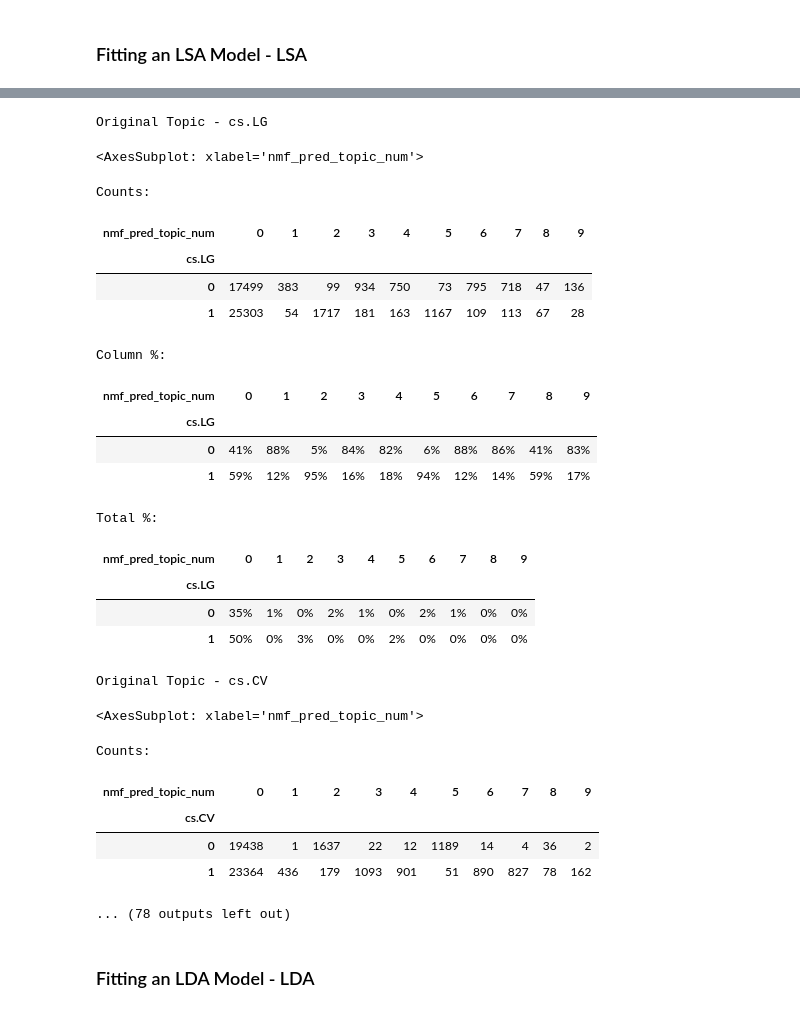
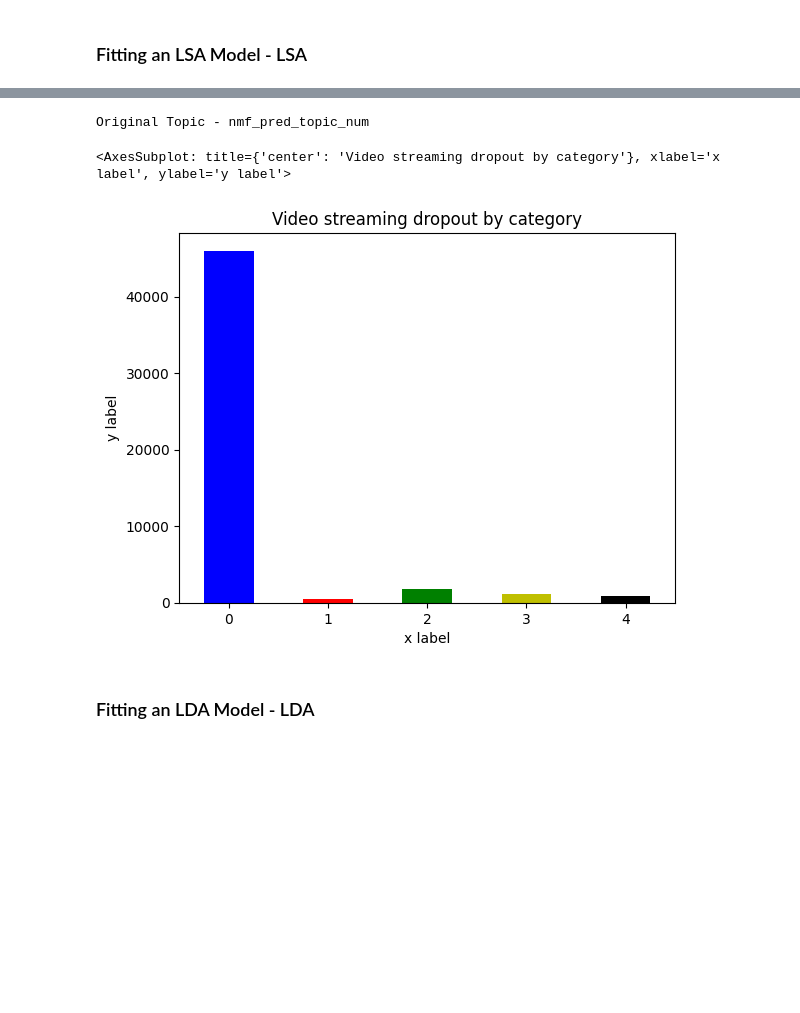
Before and after one commit to ADS-509-01-SP23-Applied-Text-Mining/ADS-509_Final_Project, a Jupyter notebook: ADS-509_Team4-Topic_Modeling_Classification_Model_v2.ipynb, the cells around one changed output, grey strips where cells are left out. Drawn from its saved outputs; the diff is of its cells as text; code cells hidden in the pictures; blank space fills up the shorter version.

```diff
--- a/ADS-509_Team4-Topic_Modeling_Classification_Model_v2.ipynb
+++ b/ADS-509_Team4-Topic_Modeling_Classification_Model_v2.ipynb
@@ -630,7 +250,7 @@ Counts:
 ### Fitting an LSA Model - LSA
 # %%
 # Your code here
-lsa_text_model = TruncatedSVD(n_components=10, n_iter=14, random_state=42)
+lsa_text_model = TruncatedSVD(n_components=5, n_iter=14, random_state=42)
 W_lsa_text_matrix = lsa_text_model.fit_transform(tfidf_text_vectors)
 H_lsa_text_matrix = lsa_text_model.components_
 # %%
@@ -656,51 +276,25 @@ Topic 01
-# %%
-# Evaluate the Categories
-df_new = df.copy()
-
-# Get the top predicted topic
-predicted_topics = [np.argsort(each)[::-1][0] for each in W_lsa_text_matrix]
-
-# Add to the df
-df_new['nmf_pred_topic_num'] = predicted_topics
-
-# Create Crosstab
-for _, col in enumerate(df_new.columns[4:14]):
-    print("Original Topic -", col)
-    chart_df = pd.crosstab(df_new["nmf_pred_topic_num"], df_new[col],  dropna=False)
-    display(chart_df.plot(kind="bar", stacked=True, rot=0))
-    print("Counts:")
-    display(pd.crosstab(df_new[col], df_new["nmf_pred_topic_num"], dropna=False))
-    print("Column %:")
-    display(pd.crosstab(df_new[col], df_new["nmf_pred_topic_num"], dropna=False, normalize='columns').style.format("{:.0%}"))
-    print("Total %:")
-    display(pd.crosstab(df_new[col], df_new["nmf_pred_topic_num"], dropna=False, normalize='all').style.format("{:.0%}"))
-    print('\n')
-# %% [output]
-Original Topic - cs.LG
-<AxesSubplot: xlabel='nmf_pred_topic_num'>
-Counts:
-| nmf_pred_topic_num | 0 | 1 | 2 | 3 | 4 | 5 | 6 | 7 | 8 | 9 |
-| cs.LG |  |  |  |  |  |  |  |  |  |  |
-| 0 | 17499 | 383 | 99 | 934 | 750 | 73 | 795 | 718 | 47 | 136 |
-| 1 | 25303 | 54 | 1717 | 181 | 163 | 1167 | 109 | 113 | 67 | 28 |
-Column %:
-| nmf_pred_topic_num | 0 | 1 | 2 | 3 | 4 | 5 | 6 | 7 | 8 | 9 |
-| cs.LG |  |  |  |  |  |  |  |  |  |  |
-| 0 | 41% | 88% | 5% | 84% | 82% | 6% | 88% | 86% | 41% | 83% |
-| 1 | 59% | 12% | 95% | 16% | 18% | 94% | 12% | 14% | 59% | 17% |
-Total %:
-| nmf_pred_topic_num | 0 | 1 | 2 | 3 | 4 | 5 | 6 | 7 | 8 | 9 |
-| cs.LG |  |  |  |  |  |  |  |  |  |  |
-| 0 | 35% | 1% | 0% | 2% | 1% | 0% | 2% | 1% | 0% | 0% |
-| 1 | 50% | 0% | 3% | 0% | 0% | 2% | 0% | 0% | 0% | 0% |
-Original Topic - cs.CV
-<AxesSubplot: xlabel='nmf_pred_topic_num'>
-Counts:
-| nmf_pred_topic_num | 0 | 1 | 2 | 3 | 4 | 5 | 6 | 7 | 8 | 9 |
-| cs.CV |  |  |  |  |  |  |  |  |  |  |
-| 0 | 19438 | 1 | 1637 | 22 | 12 | 1189 | 14 | 4 | 36 | 2 |
-| 1 | 23364 | 436 | 179 | 1093 | 901 | 51 | 890 | 827 | 78 | 162 |
-... (78 outputs left out)
+# %%
+# Evaluate the Categories
+
+# Get the top predicted topic
+predicted_topics = [np.argsort(each)[::-1][0] for each in W_lsa_text_matrix]
+
+# Add to the df
+df_new['lsa_pred_topic_num'] = predicted_topics
+
+# Create Chart
+print("\nOriginal Topic -", col)
+my_colors = list(islice(cycle(['b', 'r', 'g', 'y', 'k']), None, len(df)))
+bar_plot = df_new.groupby('lsa_pred_topic_num').size()
+ax = bar_plot.plot(kind="bar", stacked=True, rot=0, color=my_colors, title='Video streaming dropout by category')
+ax.set_xlabel("x label")
+ax.set_ylabel("y label")
+display(ax)
+print('\n')
+# %% [output]
+Original Topic - nmf_pred_topic_num
+<AxesSubplot: title={'center': 'Video streaming dropout by category'}, xlabel='x label', ylabel='y label'>
+[figure, added]
 # %% [markdown]
 ### Fitting an LDA Model - LDA
 # %%
```
Also changed, not shown: parts of 34 cells of this notebook.
